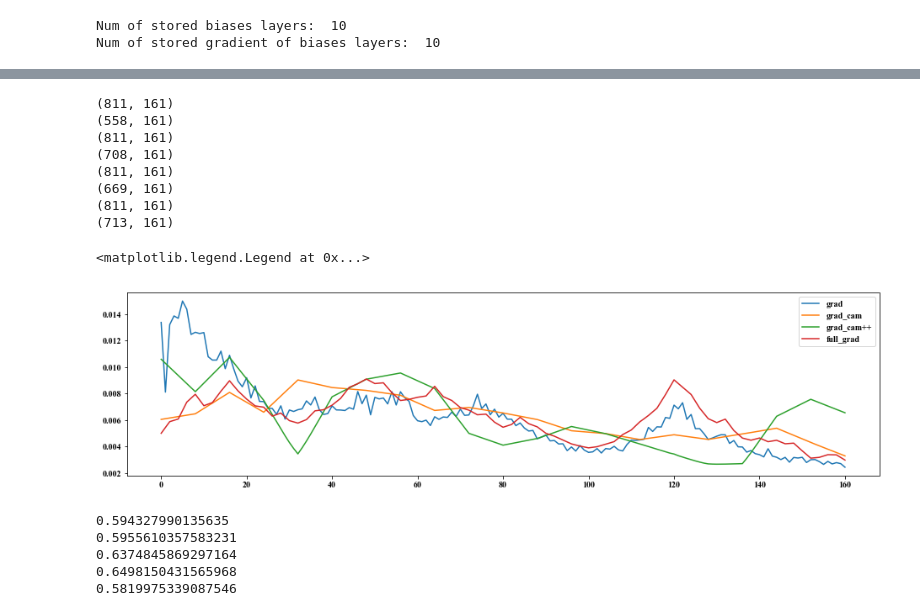
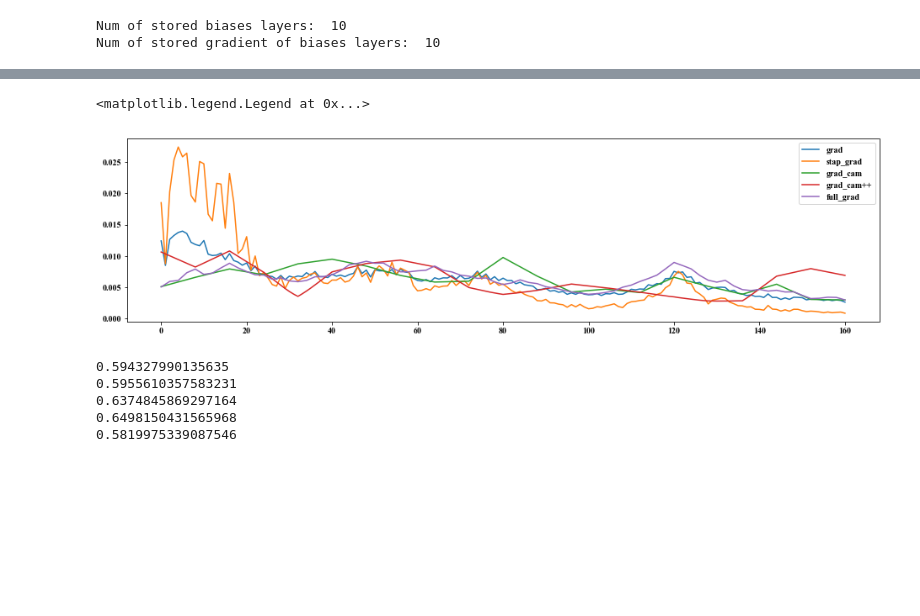
Before and after one commit to Wenhao-Yang/SpeakerVerifiaction-pytorch, a Jupyter notebook: Misc/hook_conv_lores.ipynb, the cells around one changed output, grey strips where cells are left out. Saved outputs shown, nothing was run; the diff lists cells and outputs as text; code cells hidden in the pictures; blank space fills up the shorter version.

```diff
--- a/Misc/hook_conv_lores.ipynb
+++ b/Misc/hook_conv_lores.ipynb
@@ -232,7 +236,7 @@ Num of stored gradient of biases layers:  10
 # %%
 plt.figure(figsize=(12, 15))
 # norm = matplotlib.colors.Normalize(vmin=-10., vmax=10.)
-names = ['input', 'grad', 'grad*std', 'grad_cam', 'grad_cam++', 'full_grad']
+names = ['input', 'grad', 'stap_grad', 'grad*std', 'grad_cam', 'grad_cam++', 'full_grad']
 for i in range(len(vis_grad)):
     ax = plt.subplot(len(vis_grad), 1, i+1)
     ax.set_title(names[i])
@@ -243,41 +247,34 @@ for i in range(len(vis_grad)):
 # %%
 
 
 plt.figure(figsize=(16, 4))
 names_np = np.array(names)
-indexs = np.array([1, 3,4,5])
+indexs = np.array([1, 2, 4, 5, 6])
 # for i in [1,2, 3]:
 for i in indexs:
 
     grad_plus = vis_grad[i].squeeze().detach().numpy()# .transpose()
-    grad_plus_time = grad_plus.mean(axis=1)
-    grad_plus_time_mean = grad_plus_time.mean()*0.8
-    print(grad_plus.shape)
+#     grad_plus_time = grad_plus.mean(axis=1)
+#     grad_plus_time_mean = grad_plus_time.mean()*0.8
+#     print(grad_plus.shape)
 
-    freq_grad = grad_plus[np.where(grad_plus_time>grad_plus_time_mean)[0]]
-    print(freq_grad.shape)
+#     freq_grad = grad_plus[np.where(grad_plus_time>grad_plus_time_mean)[0]]
+#     print(freq_grad.shape)
 
-    freq_grad = freq_grad.mean(axis=0)
-
+    freq_grad = grad_plus.mean(axis=0)
+    freq_grad /= freq_grad.sum()
+#     freq_grad /= freq_grad.max()
     # .mean(axis=0)
     # print(freq_grad.shape)
-    plt.plot(freq_grad/freq_grad.sum())
+    plt.plot(freq_grad)
 
 #     grad_plus_mean = grad_plus.mean(axis=0)
 #     plt.plot(grad_plus_mean/grad_plus_mean.sum())
 
 plt.legend(names_np[indexs])
 # %% [output]
-(811, 161)
-(558, 161)
-(811, 161)
-(708, 161)
-(811, 161)
-(669, 161)
-(811, 161)
-(713, 161)
+<matplotlib.legend.Legend at 0x...>
-<matplotlib.legend.Legend at 0x...>
-[figure, old version]
+[figure, new version]
 # %%
 input_norm = vis_grad[0].squeeze().detach().numpy().mean(axis=0)[1:-2]
 input_norm /= input_norm.sum()
```
Also changed, not shown: parts of 2 cells of this notebook, 1 other file.
